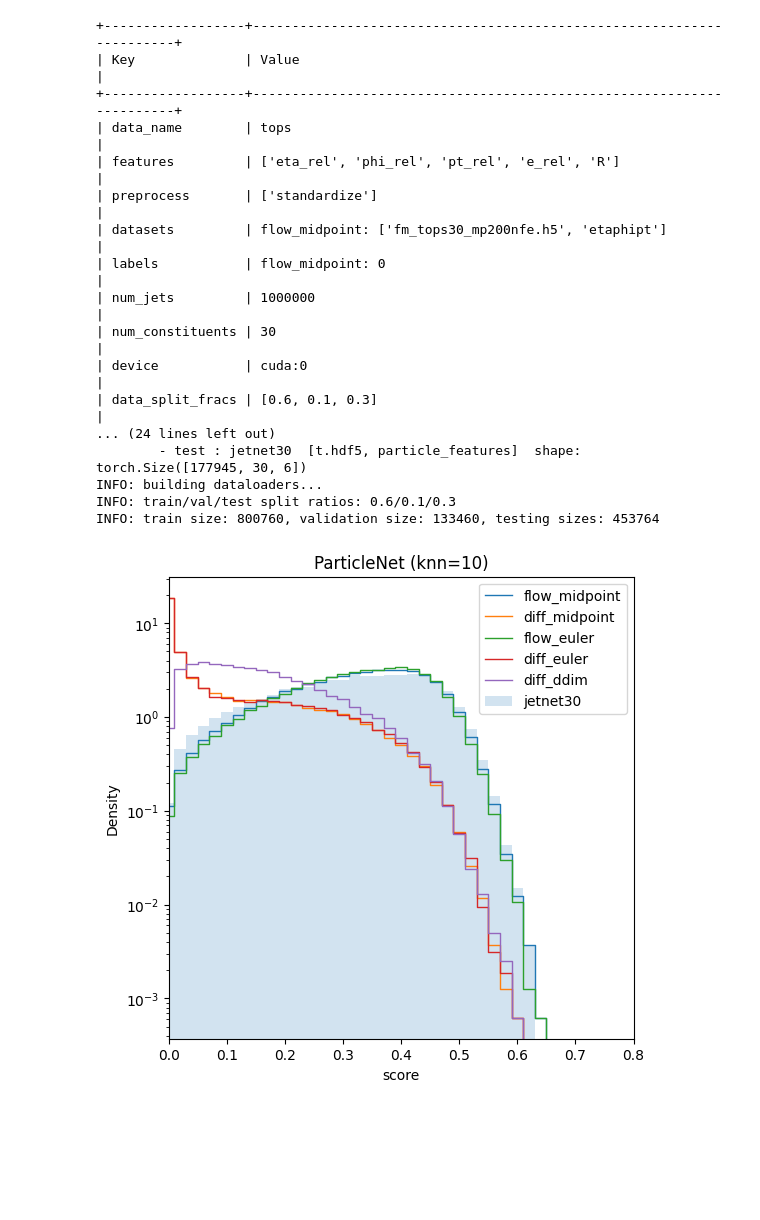
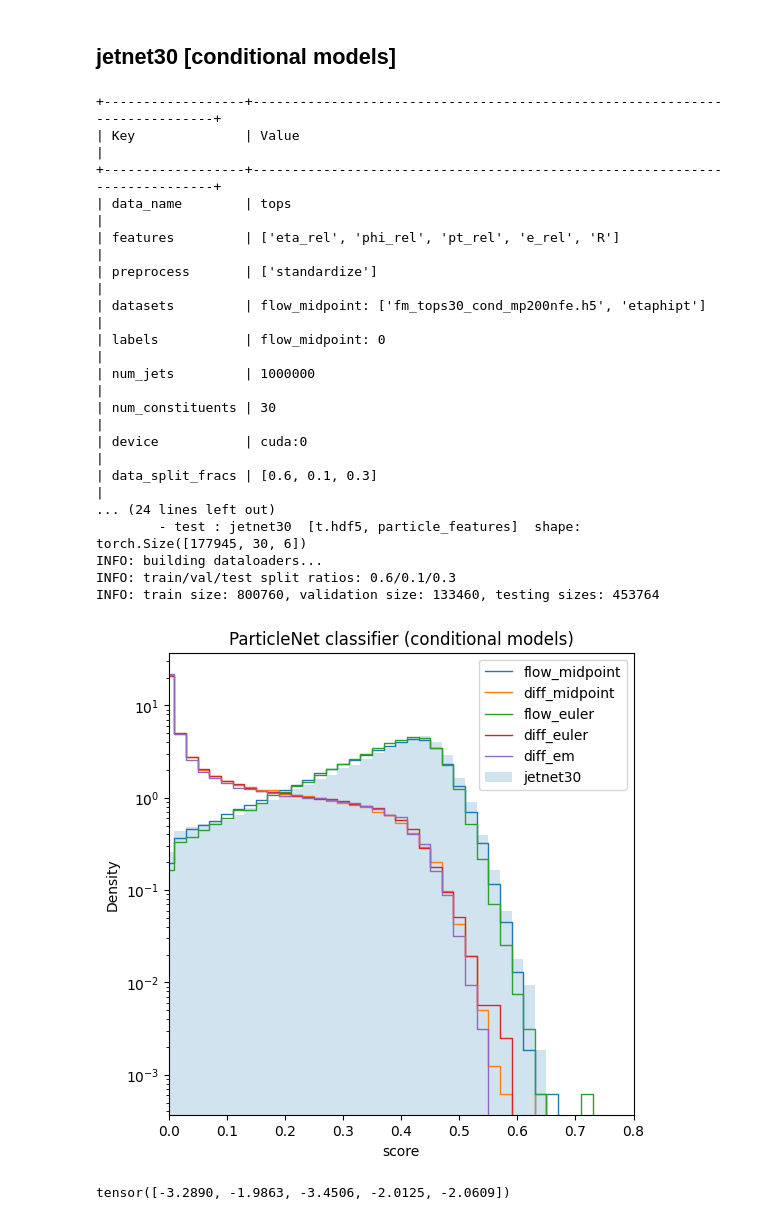
Before and after one commit to dfaroughy/ClassifierMetric, a Jupyter notebook: notebooks/evaluate.ipynb, the cells around one changed output. Drawn from its saved outputs; the diff is of its cells as text; code cells hidden in the pictures; blank space fills up the shorter version.

```diff
--- a/notebooks/evaluate.ipynb
+++ b/notebooks/evaluate.ipynb
@@ -10,10 +8,11 @@ from ClassifierMetric.configs.particlenet_config import ParticleNetConfig
 # %%
-def evaluate_models(model_dir, device='cuda:0'):
-
-    config = ParticleNetConfig.load(path=model_dir + "/configs.json")
+def evaluate_models(dir, Model, Config, device='cuda:0', tag=None):
+    model_dir='/home/df630/ClassifierMetric/results/{}'.format(dir)
+    config = Config.load(path=model_dir + "/configs.json")
     config.workdir = model_dir
     config.device = device
-    particlenet = ParticleNet(model_config=config)
+    config.tag = tag
+    classifier = Model(model_config=config)
     datasets = JetNetDataset(dir_path = '/home/df630/ClassifierMetric/data/',
                             datasets = config.datasets,
                             class_labels = config.labels,
@@ -24,7 +23,7 @@ def evaluate_models(model_dir, device='cuda:0'):
                             remove_negative_pt = True
                             )
     dataloader = JetNetDataLoader(datasets=datasets, data_split_fracs=config.data_split_fracs, batch_size=config.batch_size)
-    classifier = ModelClassifierTest(classifier = particlenet,
+    classifier = ModelClassifierTest(classifier = classifier,
                                     dataloader = dataloader,
                                     epochs = config.epochs,
                                     lr = config.lr,
@@ -32,7 +31,6 @@ def evaluate_models(model_dir, device='cuda:0'):
                                     warmup_epochs = config.warmup_epochs,
                                     workdir = config.workdir,
                                     seed = config.seed)
-
     classifier.load_model(path=config.workdir + '/best_model.pth')
     classifier.test(class_labels=config.labels)
     return classifier, config
@@ -39,33 +42,44 @@ def evaluate_models(model_dir, device='cuda:0'):
+# %% [markdown]
+## jetnet30 [conditional models]
+# %%
+classifier, config = evaluate_models(dir="tops.ParticleNet_tops30_cond",
+                                     Model=ParticleNet,
+                                     Config=ParticleNetConfig,
+                                     device='cuda:0')
+# %% [output]
++------------------+---------------------------------------------------------------------------+
+| Key              | Value                                                                     |
++------------------+---------------------------------------------------------------------------+
+| data_name        | tops                                                                      |
+| features         | ['eta_rel', 'phi_rel', 'pt_rel', 'e_rel', 'R']                            |
+| preprocess       | ['standardize']                                                           |
+| datasets         | flow_midpoint: ['fm_tops30_cond_mp200nfe.h5', 'etaphipt']                 |
+| labels           | flow_midpoint: 0                                                          |
+| num_jets         | 1000000                                                                   |
+| num_constituents | 30                                                                        |
+| device           | cuda:0                                                                    |
+| data_split_fracs | [0.6, 0.1, 0.3]                                                           |
+... (24 lines left out)
+        - test : jetnet30  [t.hdf5, particle_features]  shape: torch.Size([177945, 30, 6])
+INFO: building dataloaders...
+INFO: train/val/test split ratios: 0.6/0.1/0.3
+INFO: train size: 800760, validation size: 133460, testing sizes: 453764
 # %%
-classifier, config = evaluate_models(model_dir="/home/df630/ClassifierMetric/results/tops.ParticleNet__1", device='cuda:0')
-
 plot_class_score(predictions=classifier.predictions,
                 class_labels=config.labels,
                 reference='flow_midpoint',
-                title=config.model_name + ' (knn={})'.format(config.num_knn),
+                title='{} classifier (conditional models)'.format(config.model_name),
                 figsize=(6,6),
                 xlim=(0,0.8),
                 bins=np.arange(-0.03, 1.03, 0.02),
                 workdir=config.workdir,
                 density=True,
                 lw =1,
                 legend_loc='upper right')
 # %% [output]
-+------------------+----------------------------------------------------------------------+
-| Key              | Value                                                                |
-+------------------+----------------------------------------------------------------------+
-| data_name        | tops                                                                 |
-| features         | ['eta_rel', 'phi_rel', 'pt_rel', 'e_rel', 'R']                       |
-| preprocess       | ['standardize']                                                      |
-| datasets         | flow_midpoint: ['fm_tops30_mp200nfe.h5', 'etaphipt']                 |
-| labels           | flow_midpoint: 0                                                     |
-| num_jets         | 1000000                                                              |
-| num_constituents | 30                                                                   |
-| device           | cuda:0                                                               |
-| data_split_fracs | [0.6, 0.1, 0.3]                                                      |
-... (24 lines left out)
-        - test : jetnet30  [t.hdf5, particle_features]  shape: torch.Size([177945, 30, 6])
-INFO: building dataloaders...
-INFO: train/val/test split ratios: 0.6/0.1/0.3
-INFO: train size: 800760, validation size: 133460, testing sizes: 453764
-[figure, old version]
+[figure, new version]
+# %%
+import torch
+torch.log(classifier.predictions['datasets'][..., :-1]).mean(dim=0)
+# %% [output]
+tensor([-3.2890, -1.9863, -3.4506, -2.0125, -2.0609])
```
Also changed, not shown: parts of 18 cells of this notebook, 3 other files.
